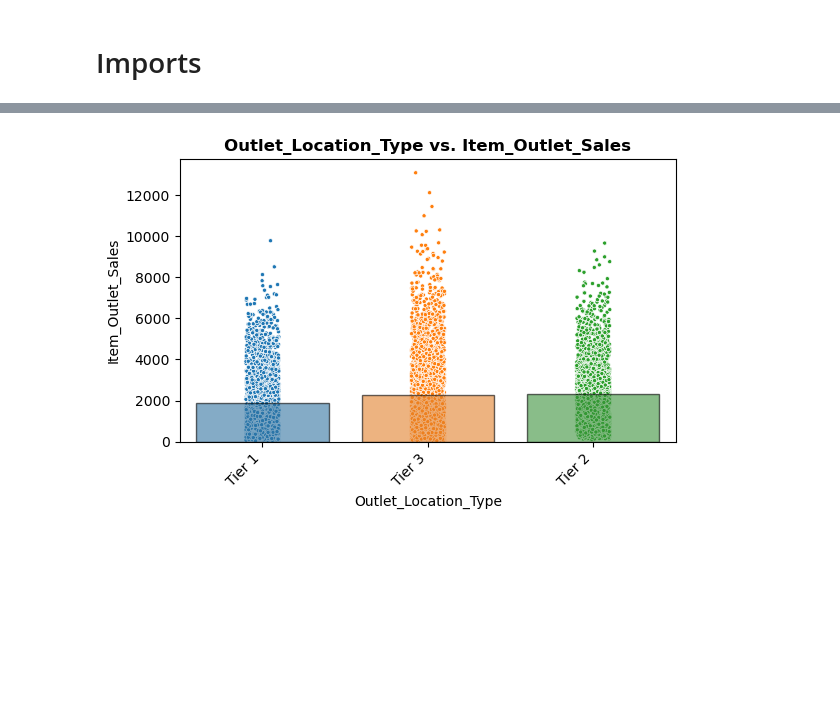
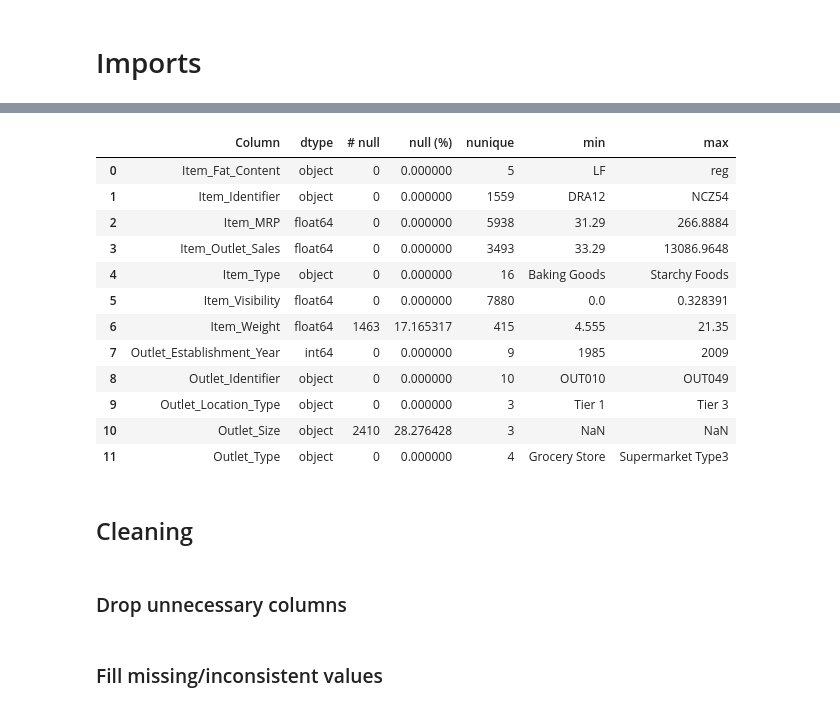
Before and after one commit to Sly-hexr/Prediction-of-Product-Sales, a Jupyter notebook: POPS-Revisited.ipynb, the cells around one changed output, grey strips where cells are left out. Drawn from its saved outputs; the diff is of its cells as text; code cells hidden in the pictures; blank space fills up the shorter version.

```diff
--- a/POPS-Revisited.ipynb
+++ b/POPS-Revisited.ipynb
@@ -391,5 +77,0 @@ Name: Item_Weight, dtype: float64
-# %%
-#Fill null values with the mean
-df['Item_Weight'] = df['Item_Weight'].fillna(12.86)
-#Verify the values were filled
-df['Item_Weight'].isna().sum()
@@ -466,5 +77,0 @@ Name: Item_Fat_Content, dtype: int64
-# %%
-#Standardize the Outlet_Size column
-df['Outlet_Size'] = df['Outlet_Size'].replace({'High': 'Large'})
-#Verify the change
-df['Outlet_Size'].value_counts()
@@ -810,8 +77,0 @@ def plot_numeric_vs_target(df, x, y='Item_Outlet_Sales',
-# %%
-#Replace placeholder values with Nan
-
-#Item_Weight column
-df['Item_Weight'] = df['Item_Weight'].replace(12.86, np.nan)
-
-#Outlet_Size column
-df['Outlet_Size'] = df['Outlet_Size'].replace('MISSING', np.nan)
@@ -1042,5 +78,33 @@ explore_categorical(df, feature9);
-# %%
-#Multivariate EDA
-plot_categorical_vs_target(df, feature9);
-# %% [output]
-[figure, removed]
+# %%
+# custom function for df summary
+def summarize_df(df_):
+    df = df_.copy()
+    report = pd.DataFrame({
+                        'dtype':df.dtypes,
+                        '# null': df.isna().sum(),
+                        'null (%)': df.isna().sum()/len(df)*100,
+                        'nunique':df.nunique(),
+                        "min":df.min(),
+                        'max':df.max()
+             })
+    report.index.name='Column'
+    return report.reset_index()
+summarize_df(df)
+# %% [output]
+|  | Column | dtype | # null | null (%) | nunique | min | max |
+| 0 | Item_Fat_Content | object | 0 | 0.000000 | 5 | LF | reg |
+| 1 | Item_Identifier | object | 0 | 0.000000 | 1559 | DRA12 | NCZ54 |
+| 2 | Item_MRP | float64 | 0 | 0.000000 | 5938 | 31.29 | 266.8884 |
+| 3 | Item_Outlet_Sales | float64 | 0 | 0.000000 | 3493 | 33.29 | 13086.9648 |
+| 4 | Item_Type | object | 0 | 0.000000 | 16 | Baking Goods | Starchy Foods |
+| 5 | Item_Visibility | float64 | 0 | 0.000000 | 7880 | 0.0 | 0.328391 |
+| 6 | Item_Weight | float64 | 1463 | 17.165317 | 415 | 4.555 | 21.35 |
+| 7 | Outlet_Establishment_Year | int64 | 0 | 0.000000 | 9 | 1985 | 2009 |
+| 8 | Outlet_Identifier | object | 0 | 0.000000 | 10 | OUT010 | OUT049 |
+| 9 | Outlet_Location_Type | object | 0 | 0.000000 | 3 | Tier 1 | Tier 3 |
+| 10 | Outlet_Size | object | 2410 | 28.276428 | 3 | NaN | NaN |
+| 11 | Outlet_Type | object | 0 | 0.000000 | 4 | Grocery Store | Supermarket Type3 |
+# %% [markdown]
+## Cleaning
+# %% [markdown]
+### Drop unnecessary columns
@@ -1046,0 +113,2 @@ plot_categorical_vs_target(df, feature9);
+# %% [markdown]
+### Fill missing/inconsistent values
```
Also changed, not shown: parts of 104 cells of this notebook.
